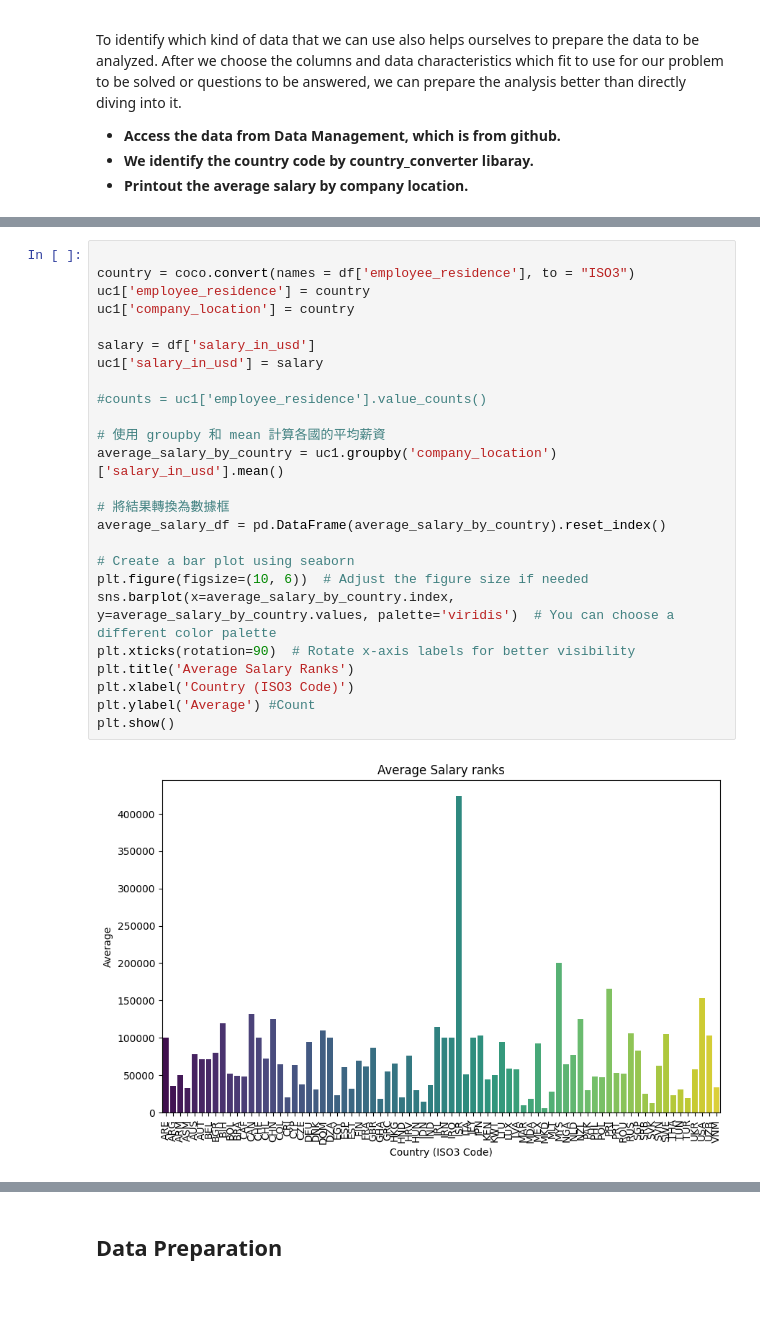
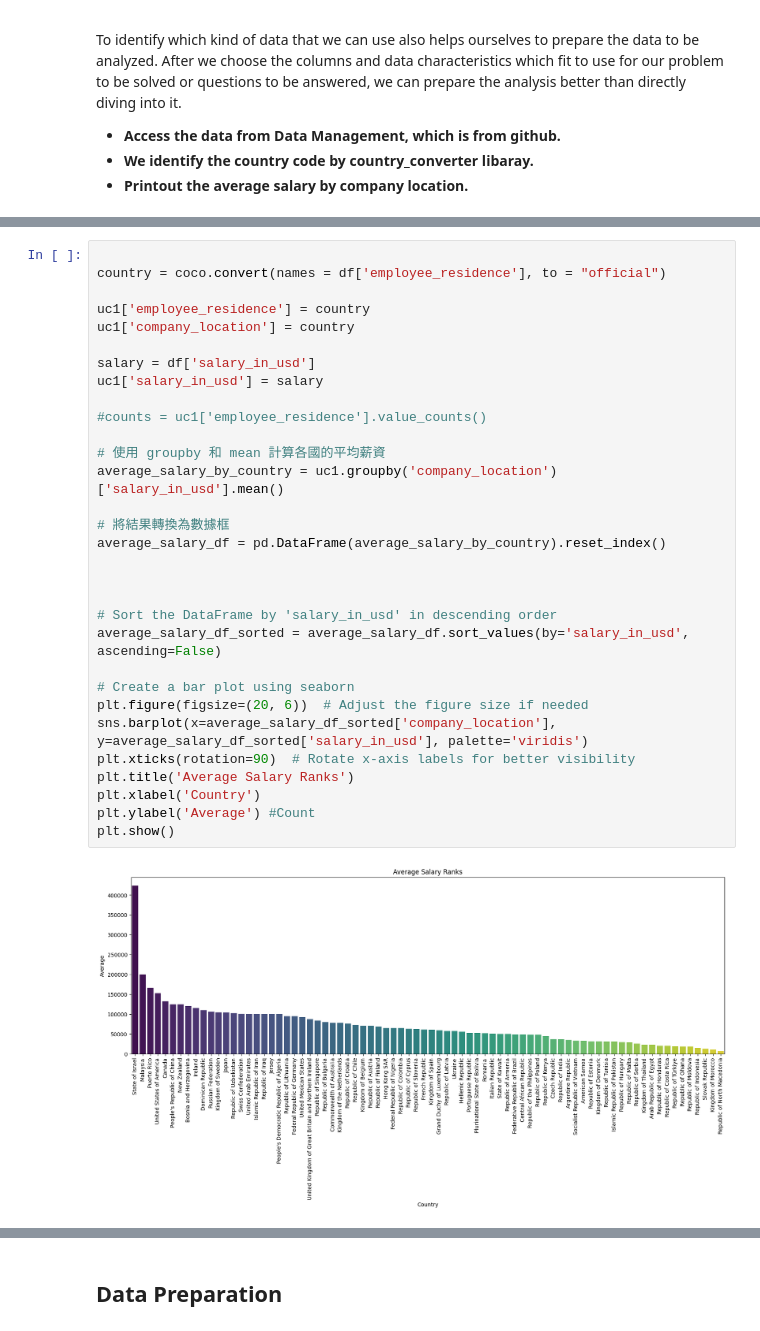
Before and after one commit to ShannonHung/ITPM, a Jupyter notebook: Code/6-Data-Provision uc1-6.ipynb, the cells around one changed output, grey strips where cells are left out. Saved outputs shown, nothing was run; the diff lists cells and outputs as text; blank space fills up the shorter version.

```diff
--- a/Code/6-Data-Provision uc1-6.ipynb
+++ b/Code/6-Data-Provision uc1-6.ipynb
@@ -178,27 +204,33 @@ To identify which kind of data that we can use also helps ourselves to prepare t
 # %%
 
-country = coco.convert(names = df['employee_residence'], to = "ISO3")
+country = coco.convert(names = df['employee_residence'], to = "official")
+
 uc1['employee_residence'] = country
 uc1['company_location'] = country
 
 salary = df['salary_in_usd']
 uc1['salary_in_usd'] = salary
 
 #counts = uc1['employee_residence'].value_counts()
 
 # 使用 groupby 和 mean 計算各國的平均薪資
 average_salary_by_country = uc1.groupby('company_location')['salary_in_usd'].mean()
 
 # 將結果轉換為數據框
 average_salary_df = pd.DataFrame(average_salary_by_country).reset_index()
 
+
+
+# Sort the DataFrame by 'salary_in_usd' in descending order
+average_salary_df_sorted = average_salary_df.sort_values(by='salary_in_usd', ascending=False)
+
 # Create a bar plot using seaborn
-plt.figure(figsize=(10, 6))  # Adjust the figure size if needed
-sns.barplot(x=average_salary_by_country.index, y=average_salary_by_country.values, palette='viridis')  # You can choose a different color palette
+plt.figure(figsize=(20, 6))  # Adjust the figure size if needed
+sns.barplot(x=average_salary_df_sorted['company_location'], y=average_salary_df_sorted['salary_in_usd'], palette='viridis')
 plt.xticks(rotation=90)  # Rotate x-axis labels for better visibility
 plt.title('Average Salary Ranks')
-plt.xlabel('Country (ISO3 Code)')
+plt.xlabel('Country')
 plt.ylabel('Average') #Count
 plt.show()
 # %% [output]
-[figure, old version]
+[figure, new version]
```
Also changed, not shown: parts of 3 cells of this notebook.
